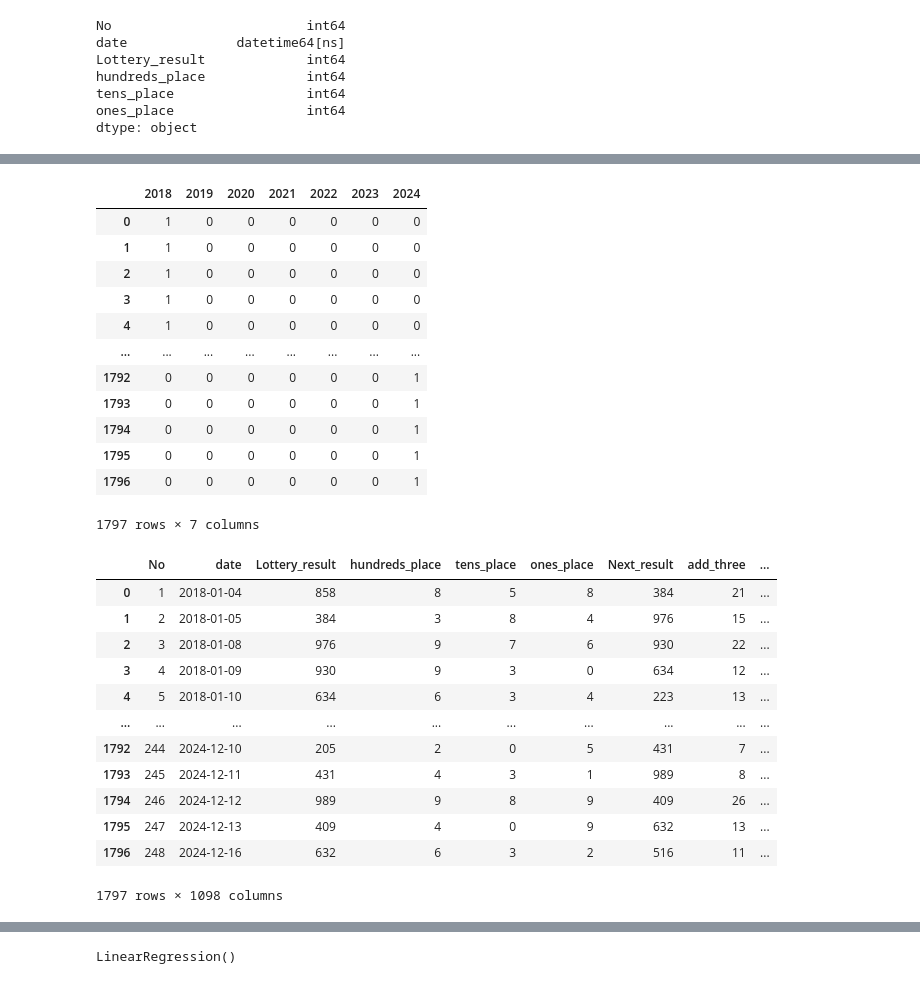
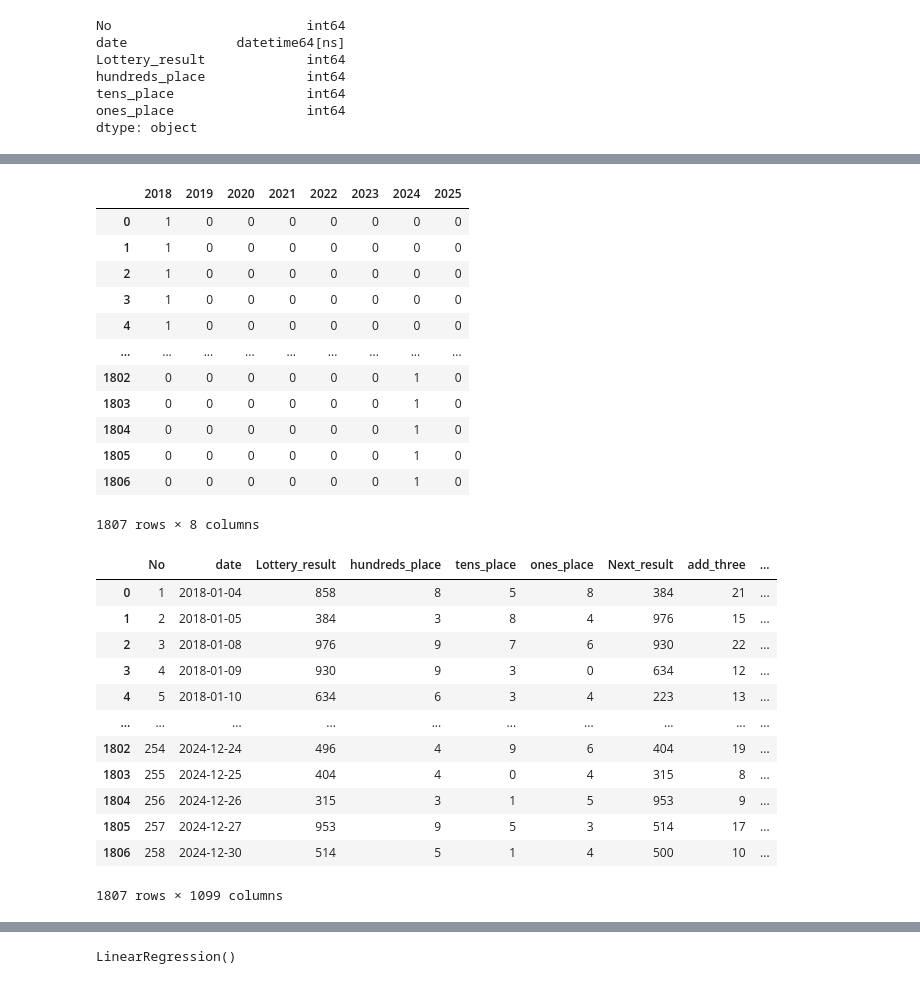
Before and after one commit to yyoshikun/workdir, a Jupyter notebook: Num_3_challenge_5.ipynb, the cells around one changed output, grey strips where cells are left out. Drawn from its saved outputs; the diff is of its cells as text; code cells hidden in the pictures.

```diff
--- a/Num_3_challenge_5.ipynb
+++ b/Num_3_challenge_5.ipynb
@@ -1015,24 +1022,24 @@ Num_3_2018_2023
 # %%
 #053----- yearごとのダミー変数化
-year_list=['2018','2019','2020','2021','2022','2023','2024']
+year_list=['2018','2019','2020','2021','2022','2023','2024','2025']
 enc=OneHotEncoder(categories=[year_list],sparse=False)
 year_d=enc.fit_transform(Num_3_2018_2023[['year']])
 df_year=pd.DataFrame(year_d,index=Num_3_2018_2023.index,columns=year_list,dtype='int')
 df_year
 # %% [output]
-|  | 2018 | 2019 | 2020 | 2021 | 2022 | 2023 | 2024 |
-| 0 | 1 | 0 | 0 | 0 | 0 | 0 | 0 |
-| 1 | 1 | 0 | 0 | 0 | 0 | 0 | 0 |
-| 2 | 1 | 0 | 0 | 0 | 0 | 0 | 0 |
-| 3 | 1 | 0 | 0 | 0 | 0 | 0 | 0 |
-| 4 | 1 | 0 | 0 | 0 | 0 | 0 | 0 |
-| ... | ... | ... | ... | ... | ... | ... | ... |
-| 1792 | 0 | 0 | 0 | 0 | 0 | 0 | 1 |
-| 1793 | 0 | 0 | 0 | 0 | 0 | 0 | 1 |
-| 1794 | 0 | 0 | 0 | 0 | 0 | 0 | 1 |
-| 1795 | 0 | 0 | 0 | 0 | 0 | 0 | 1 |
-| 1796 | 0 | 0 | 0 | 0 | 0 | 0 | 1 |
+|  | 2018 | 2019 | 2020 | 2021 | 2022 | 2023 | 2024 | 2025 |
+| 0 | 1 | 0 | 0 | 0 | 0 | 0 | 0 | 0 |
+| 1 | 1 | 0 | 0 | 0 | 0 | 0 | 0 | 0 |
+| 2 | 1 | 0 | 0 | 0 | 0 | 0 | 0 | 0 |
+| 3 | 1 | 0 | 0 | 0 | 0 | 0 | 0 | 0 |
+| 4 | 1 | 0 | 0 | 0 | 0 | 0 | 0 | 0 |
+| ... | ... | ... | ... | ... | ... | ... | ... | ... |
+| 1802 | 0 | 0 | 0 | 0 | 0 | 0 | 1 | 0 |
+| 1803 | 0 | 0 | 0 | 0 | 0 | 0 | 1 | 0 |
+| 1804 | 0 | 0 | 0 | 0 | 0 | 0 | 1 | 0 |
+| 1805 | 0 | 0 | 0 | 0 | 0 | 0 | 1 | 0 |
+| 1806 | 0 | 0 | 0 | 0 | 0 | 0 | 1 | 0 |
-1797 rows × 7 columns
+1807 rows × 8 columns
 # %%
 #054----- 元データとyear変数を結合
 Num_3_2018_2023 = pd.concat([Num_3_2018_2023, df_year], axis=1)
@@ -1045,12 +1052,12 @@ Num_3_2018_2023
 | 3 | 4 | 2018-01-09 | 930 | 9 | 3 | 0 | 634 | 12 | ... |
 | 4 | 5 | 2018-01-10 | 634 | 6 | 3 | 4 | 223 | 13 | ... |
 | ... | ... | ... | ... | ... | ... | ... | ... | ... | ... |
-| 1792 | 244 | 2024-12-10 | 205 | 2 | 0 | 5 | 431 | 7 | ... |
-| 1793 | 245 | 2024-12-11 | 431 | 4 | 3 | 1 | 989 | 8 | ... |
-| 1794 | 246 | 2024-12-12 | 989 | 9 | 8 | 9 | 409 | 26 | ... |
-| 1795 | 247 | 2024-12-13 | 409 | 4 | 0 | 9 | 632 | 13 | ... |
-| 1796 | 248 | 2024-12-16 | 632 | 6 | 3 | 2 | 516 | 11 | ... |
+| 1802 | 254 | 2024-12-24 | 496 | 4 | 9 | 6 | 404 | 19 | ... |
+| 1803 | 255 | 2024-12-25 | 404 | 4 | 0 | 4 | 315 | 8 | ... |
+| 1804 | 256 | 2024-12-26 | 315 | 3 | 1 | 5 | 953 | 9 | ... |
+| 1805 | 257 | 2024-12-27 | 953 | 9 | 5 | 3 | 514 | 17 | ... |
+| 1806 | 258 | 2024-12-30 | 514 | 5 | 1 | 4 | 500 | 10 | ... |
-1797 rows × 1098 columns
+1807 rows × 1099 columns
 # %%
 #055----- 3桁のSUMダミー変数化
 add_three_list=['0','1','2','3','4','5','6','7','8','9','10','11','12','13','14','15','16','17','18','19','20','21','22','23','24','25','26','27']
```
Also changed, not shown: parts of 78 cells of this notebook, 6 other files.
